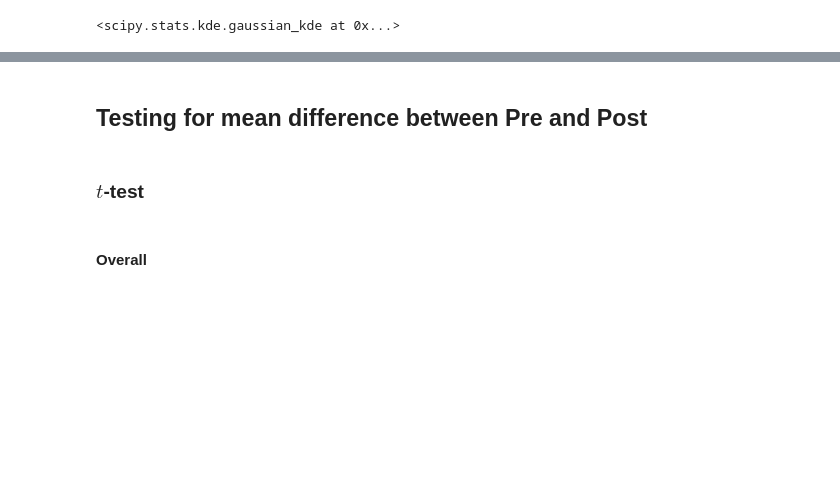
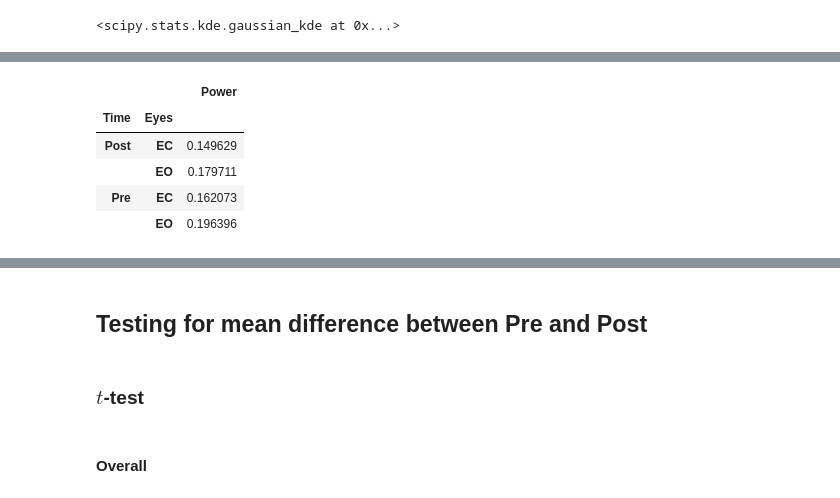
Before and after one commit to ElectronicsArchiver/tewa1_cogpsy_python, a Jupyter notebook: final_project_dataset_1.ipynb, the cells around one changed output, grey strips where cells are left out. Cells and saved outputs as stored; diff of their text form; code cells hidden in the pictures; blank space fills up the shorter version.

```diff
--- a/final_project_dataset_1.ipynb
+++ b/final_project_dataset_1.ipynb
@@ -128,0 +140,9 @@ density_ec
+# %%
+violin_data.drop("id", axis=1).melt(id_vars=["Time"], value_name="Power").groupby(["Time", "Eyes"]).mean()
+# %% [output]
+|  |  | Power |
+| Time | Eyes |  |
+| Post | EC | 0.149629 |
+|  | EO | 0.179711 |
+| Pre | EC | 0.162073 |
+|  | EO | 0.196396 |
```
Also changed, not shown: parts of 16 cells of this notebook.
